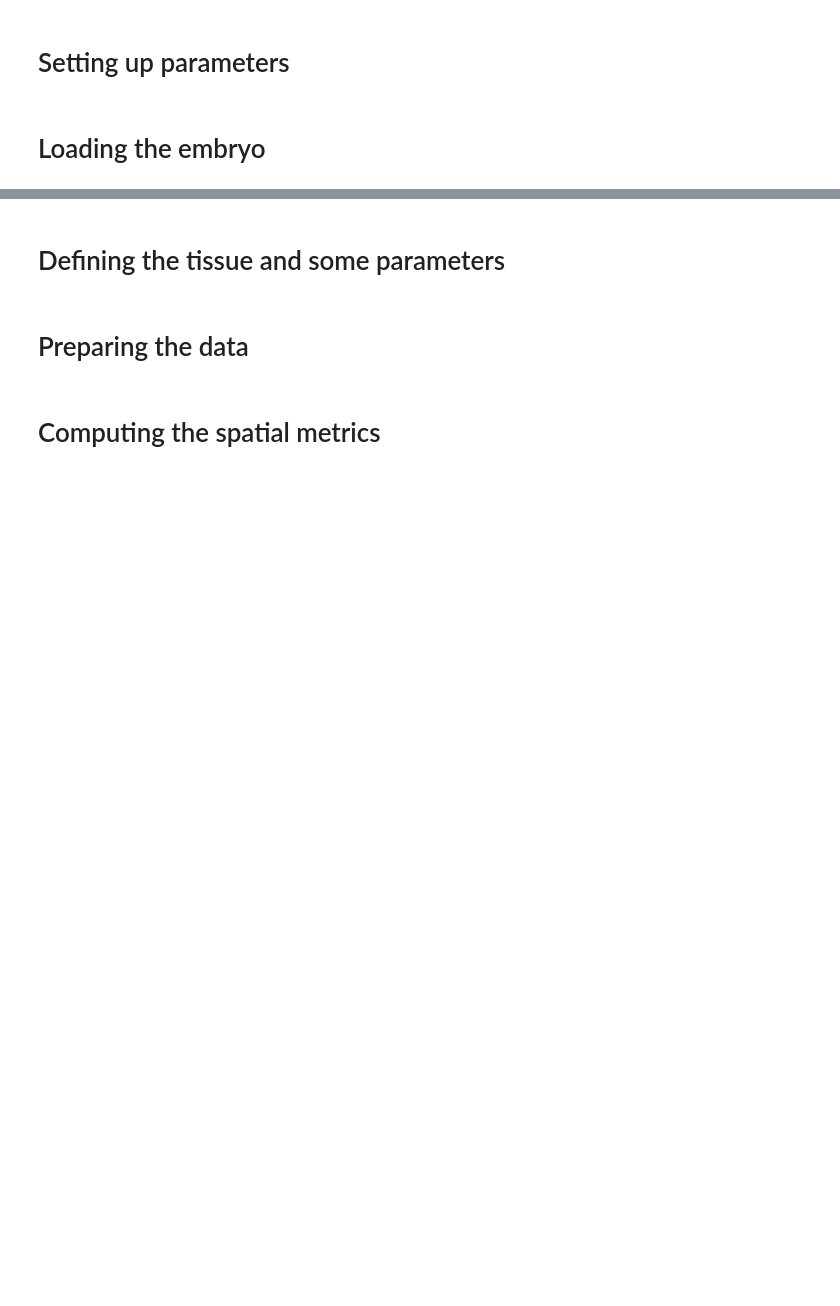
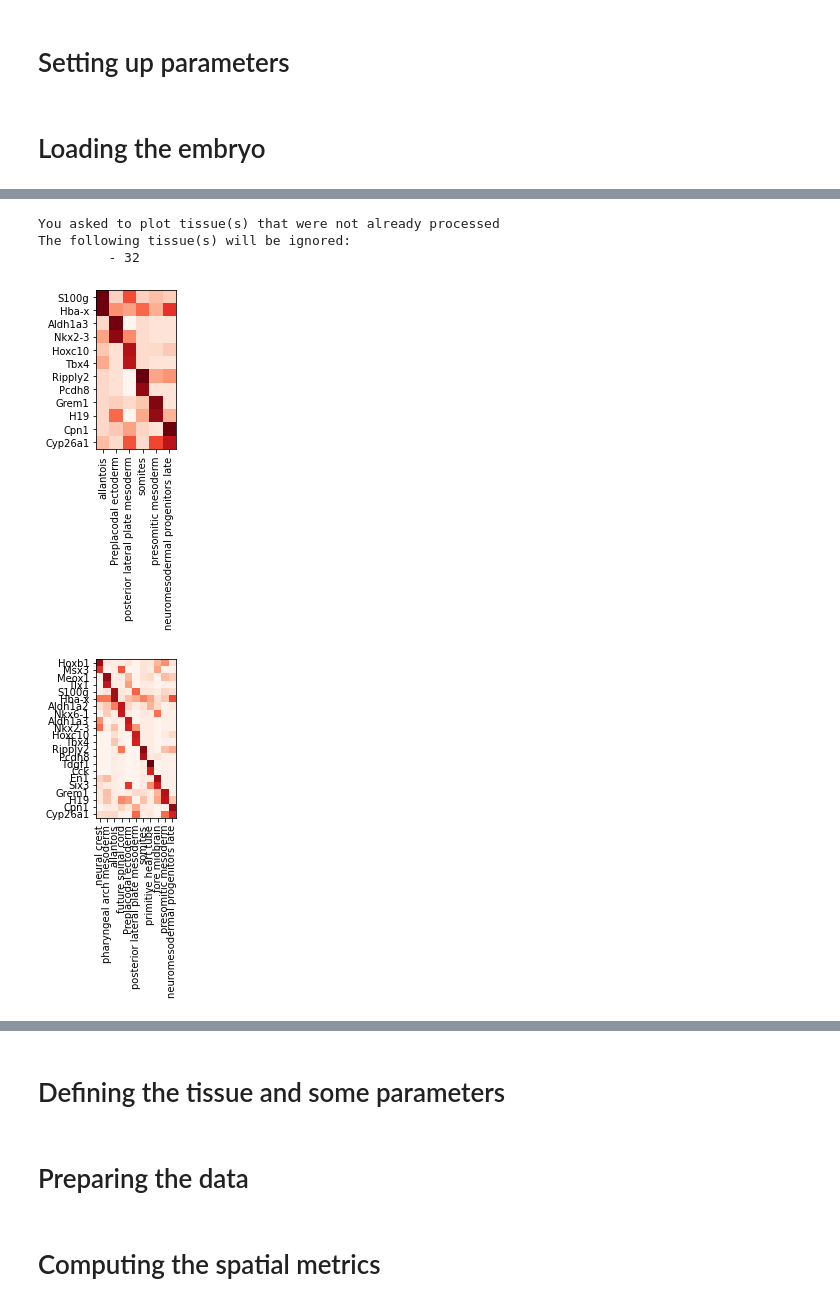
Before and after one commit to GuignardLab/sc3D, a Jupyter notebook: Spatial-differential-expression.ipynb, the cells around one changed output, grey strips where cells are left out. Drawn from its saved outputs; the diff is of its cells as text; code cells hidden in the pictures; blank space fills up the shorter version.

```diff
--- a/Spatial-differential-expression.ipynb
+++ b/Spatial-differential-expression.ipynb
@@ -153,0 +170,14 @@ df.sort_values('Distance_to_reg', ascending=False)
+# %%
+# Note that not all the tissues have to be plotted. Also, if a tissue asked
+# has not already been computed, the function informs the user about it.
+embryo.plot_top_3D_diff_expr_genes(tissues_to_process[:4]+[30, 31, 32], nb_genes=2);
+
+# All the tissues plotted, 4 genes per tissues, repetition allowed,
+# and the original values are plotted (not z-scored)
+embryo.plot_top_3D_diff_expr_genes(tissues_to_process, nb_genes=2, repetition_allowed=False, z-);
+# %% [output]
+You asked to plot tissue(s) that were not already processed
+The following tissue(s) will be ignored:
+         - 32
+[figure, added]
+[figure, added]
```
Also changed, not shown: parts of 12 cells of this notebook, 1 other file.
